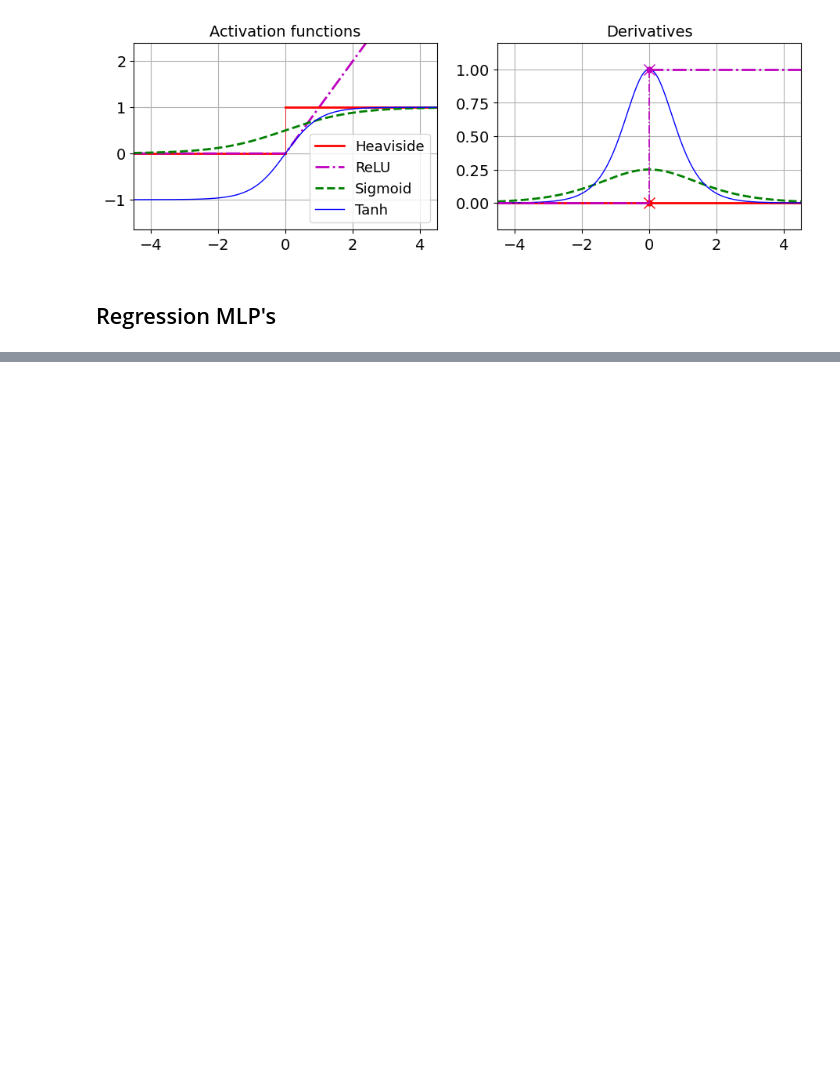
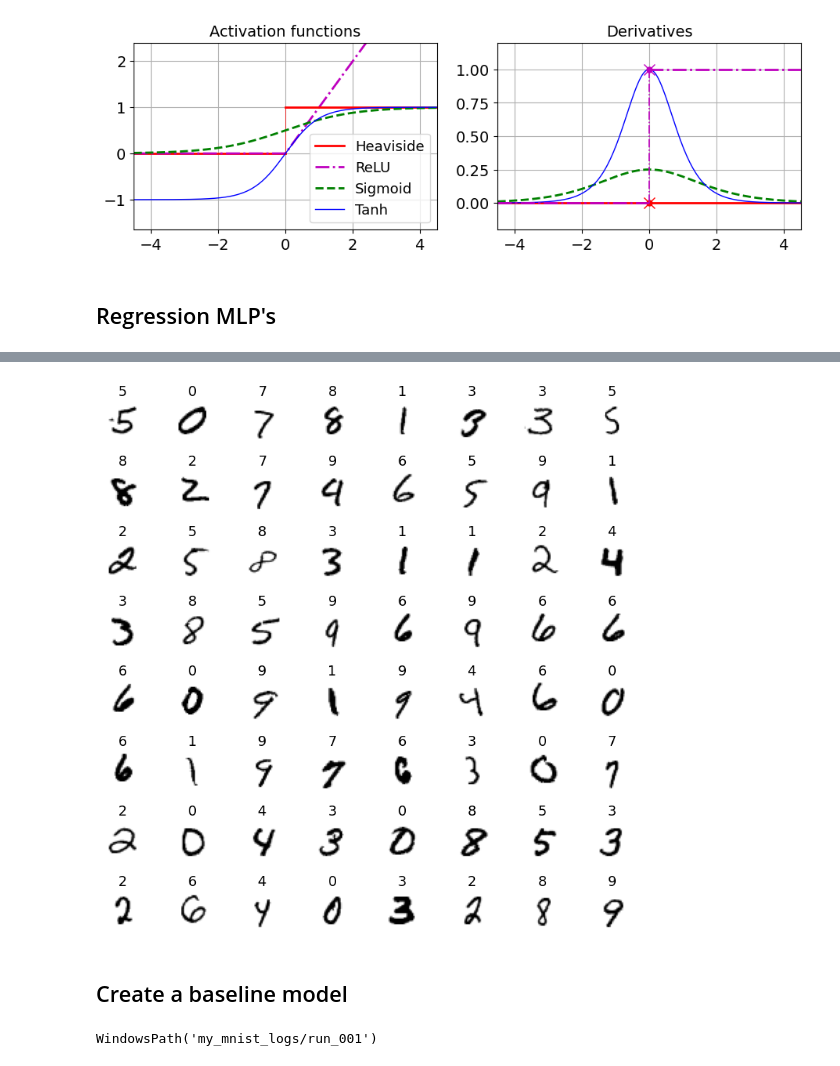
Before and after one commit to Aabi0207/MachineLearning, a Jupyter notebook: Neural Network/introduction_to_neural_networks.ipynb, the cells around one changed output, grey strips where cells are left out. Drawn from its saved outputs; the diff is of its cells as text; code cells hidden in the pictures; blank space fills up the shorter version.

```diff
--- a/Neural Network/introduction_to_neural_networks.ipynb
+++ b/Neural Network/introduction_to_neural_networks.ipynb
@@ -110,0 +798,2 @@ URLError: <urlopen error [Errno 11001] getaddrinfo failed>
+# %%
+(X_train, y_train), (X_test, y_test) = tf.keras.datasets.mnist.load_data()
@@ -110,0 +803,17 @@ URLError: <urlopen error [Errno 11001] getaddrinfo failed>
+# %%
+X_valid, X_train, y_valid, y_train = X_train[:5000], X_train[5000:], y_train[:5000], y_train[5000:]
+# %%
+fig, axs = plt.subplots(8, 8, figsize=(8, 8))
+
+for ax in axs.flatten():
+    rand_int = np.random.randint(0, 55000)
+    ax.imshow(X_train[rand_int], cmap="binary")
+    ax.axis("off")
+    ax.set_title(y_train[rand_int])
+
+plt.axis("off")
+plt.tight_layout()
+# %% [output]
+[figure, added]
+# %% [markdown]
+## Create a baseline model
@@ -110,0 +835,6 @@ URLError: <urlopen error [Errno 11001] getaddrinfo failed>
+# %%
+run_index = 1 # increment this at every run
+run_logdir = Path() / "my_mnist_logs" / "run_{:03d}".format(run_index)
+run_logdir
+# %% [output]
+WindowsPath('my_mnist_logs/run_001')
```
Also changed, not shown: parts of 91 cells of this notebook.
